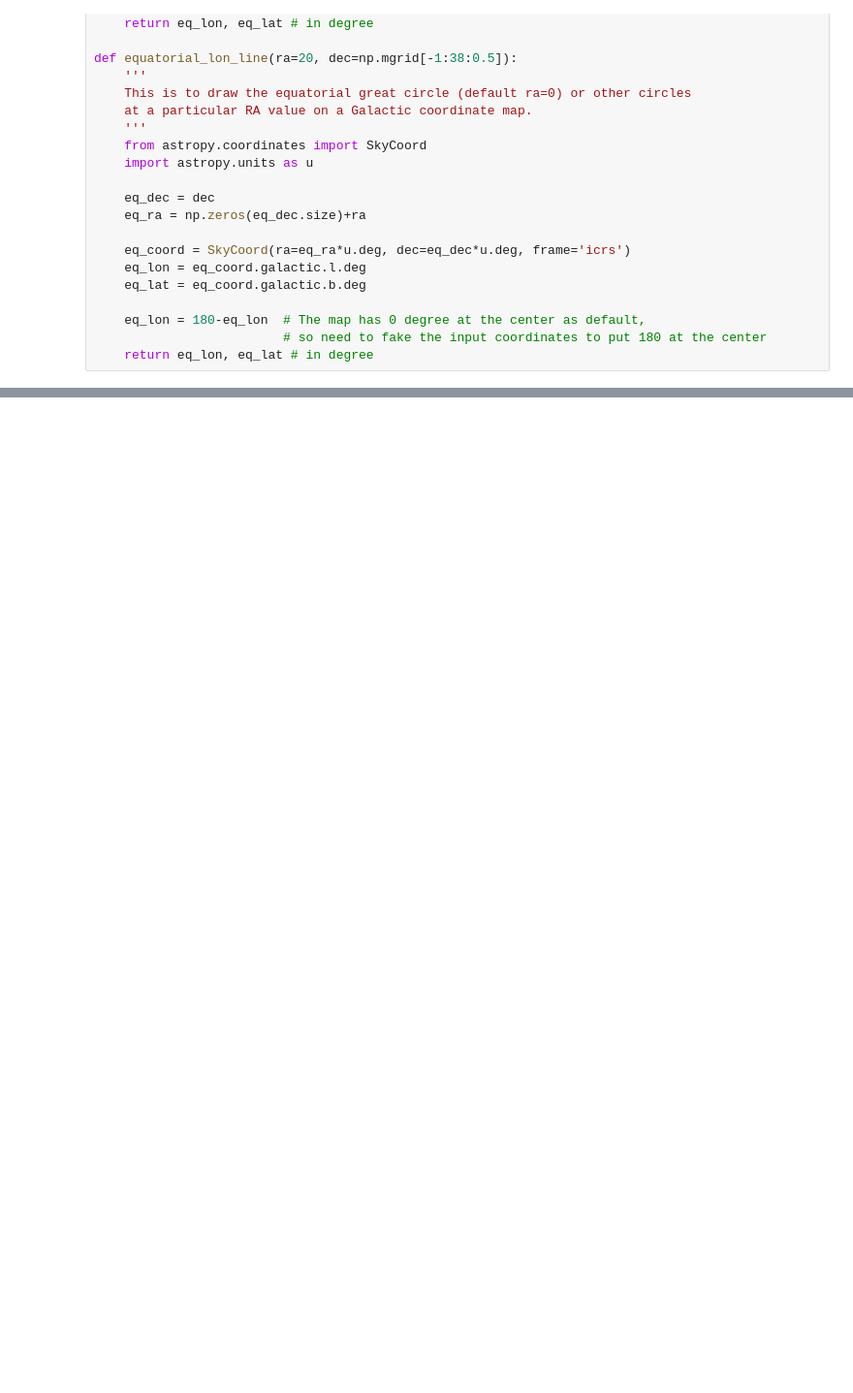
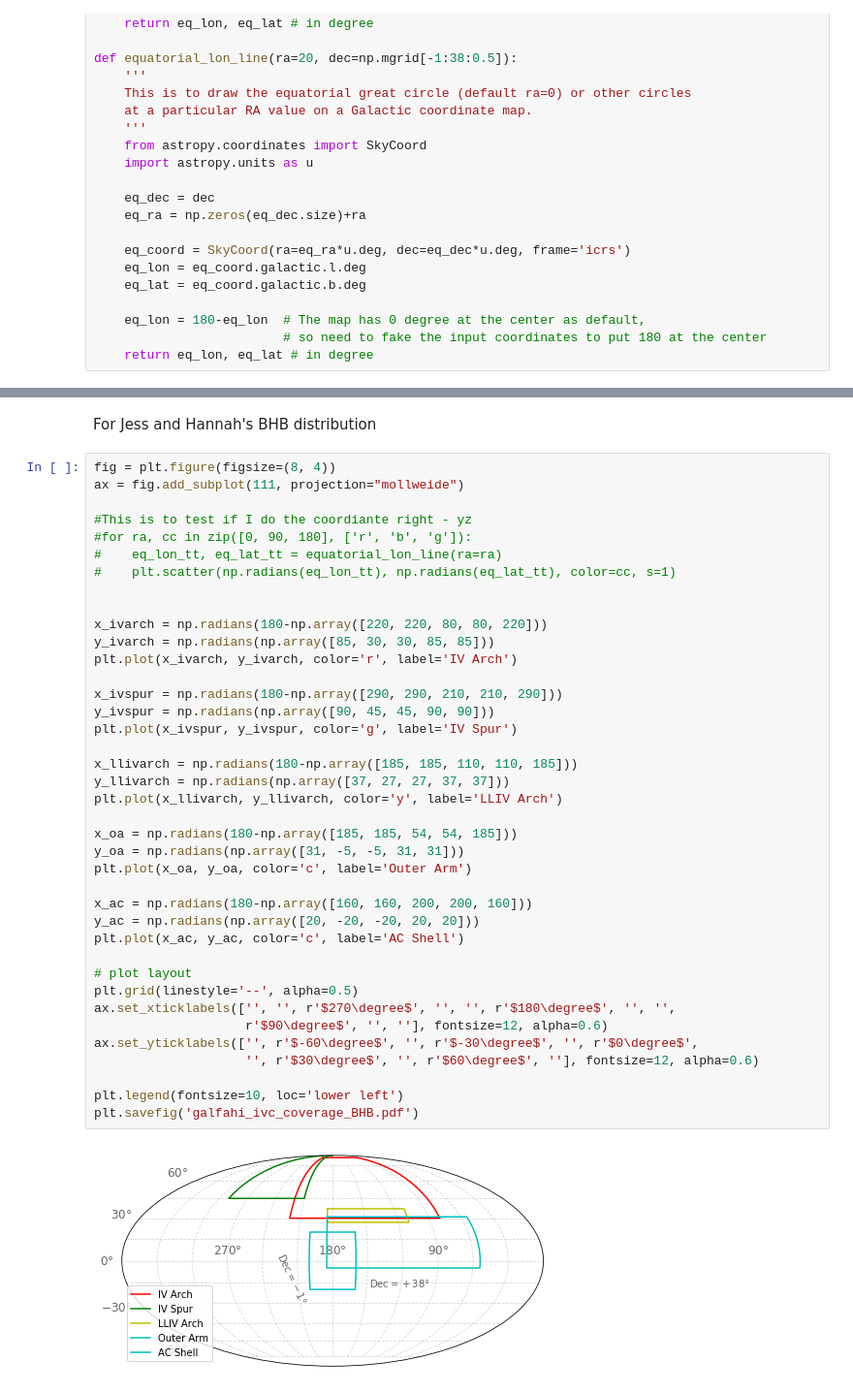
Before and after one commit to yzhenggit/yzGALFAHI, a Jupyter notebook: galfahi_ivc_coverage.ipynb, the cells around one changed output, grey strips where cells are left out. Shown at 97% size. Drawn from its saved outputs; the diff is of its cells as text; blank space fills up the shorter version.

```diff
--- a/galfahi_ivc_coverage.ipynb
+++ b/galfahi_ivc_coverage.ipynb
@@ -104,0 +106,43 @@ plt.savefig('galfahi_ivc_coverage.pdf')
+# %% [markdown]
+For Jess and Hannah's BHB distribution
+# %%
+fig = plt.figure(figsize=(8, 4))
+ax = fig.add_subplot(111, projection="mollweide")
+
+#This is to test if I do the coordiante right - yz
+#for ra, cc in zip([0, 90, 180], ['r', 'b', 'g']):
+#    eq_lon_tt, eq_lat_tt = equatorial_lon_line(ra=ra)
+#    plt.scatter(np.radians(eq_lon_tt), np.radians(eq_lat_tt), color=cc, s=1)
+
+
+x_ivarch = np.radians(180-np.array([220, 220, 80, 80, 220]))
+y_ivarch = np.radians(np.array([85, 30, 30, 85, 85]))
+plt.plot(x_ivarch, y_ivarch, color='r', label='IV Arch')
+
+x_ivspur = np.radians(180-np.array([290, 290, 210, 210, 290]))
+y_ivspur = np.radians(np.array([90, 45, 45, 90, 90]))
+plt.plot(x_ivspur, y_ivspur, color='g', label='IV Spur')
+
+x_llivarch = np.radians(180-np.array([185, 185, 110, 110, 185]))
+y_llivarch = np.radians(np.array([37, 27, 27, 37, 37]))
+plt.plot(x_llivarch, y_llivarch, color='y', label='LLIV Arch')
+
+x_oa = np.radians(180-np.array([185, 185, 54, 54, 185]))
+y_oa = np.radians(np.array([31, -5, -5, 31, 31]))
+plt.plot(x_oa, y_oa, color='c', label='Outer Arm')
+
+x_ac = np.radians(180-np.array([160, 160, 200, 200, 160]))
+y_ac = np.radians(np.array([20, -20, -20, 20, 20]))
+plt.plot(x_ac, y_ac, color='c', label='AC Shell')
+
+# plot layout
+plt.grid(linestyle='--', alpha=0.5)
+ax.set_xticklabels(['', '', r'$270\degree$', '', '', r'$180\degree$', '', '',
+                    r'$90\degree$', '', ''], fontsize=12, alpha=0.6)
+ax.set_yticklabels(['', r'$-60\degree$', '', r'$-30\degree$', '', r'$0\degree$',
+                    '', r'$30\degree$', '', r'$60\degree$', ''], fontsize=12, alpha=0.6)
+
+plt.legend(fontsize=10, loc='lower left')
+plt.savefig('galfahi_ivc_coverage_BHB.pdf')
+# %% [output]
+[figure, added]
```
Also changed, not shown: parts of 1 cell of this notebook, 8 other files.
